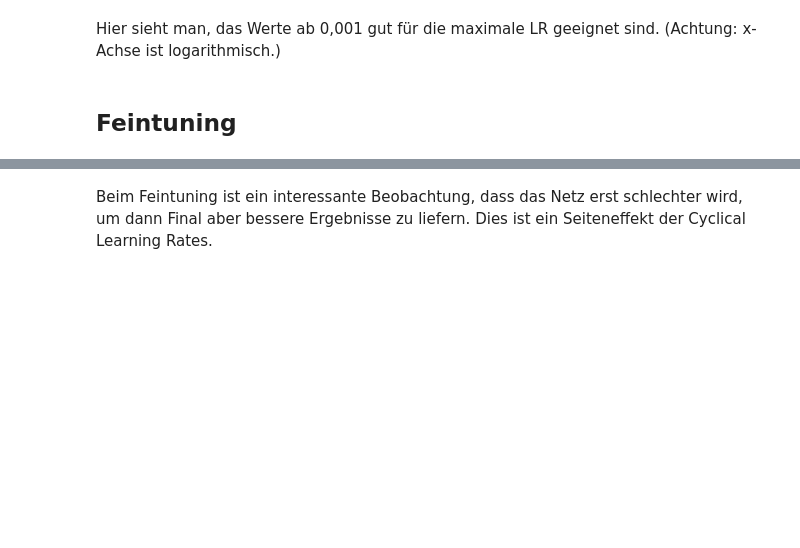
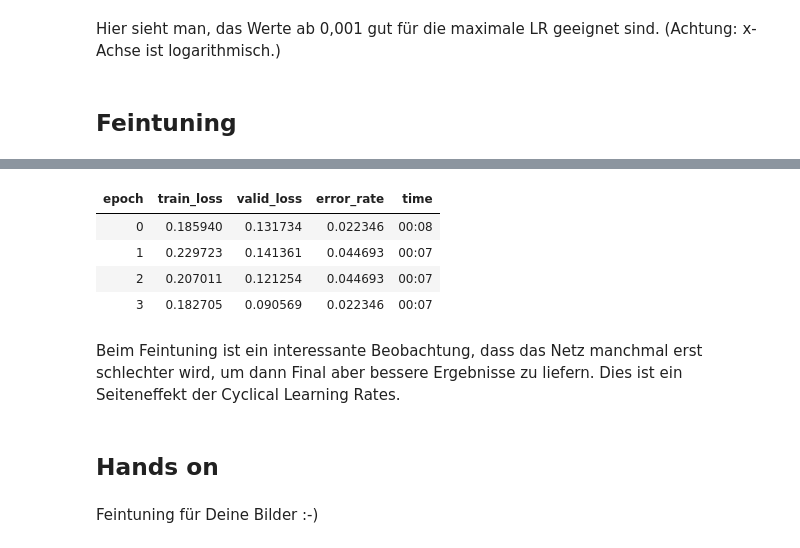
Before and after one commit to y-ph/exxwks-AI, a Jupyter notebook: 06-learning-rate.ipynb, the cells around one changed output, grey strips where cells are left out. Saved outputs shown, nothing was run; the diff lists cells and outputs as text; code cells hidden in the pictures; blank space fills up the shorter version.

```diff
--- a/06-learning-rate.ipynb
+++ b/06-learning-rate.ipynb
@@ -115,2 +130,14 @@ Total time: 00:13
+# %%
+learn_unfreeze.fit_one_cycle(4, slice(2e-6,3e-4))
+# %% [output]
+| epoch | train_loss | valid_loss | error_rate | time |
+| 0 | 0.185940 | 0.131734 | 0.022346 | 00:08 |
+| 1 | 0.229723 | 0.141361 | 0.044693 | 00:07 |
+| 2 | 0.207011 | 0.121254 | 0.044693 | 00:07 |
+| 3 | 0.182705 | 0.090569 | 0.022346 | 00:07 |
 # %% [markdown]
-Beim Feintuning ist ein interessante Beobachtung, dass das Netz erst schlechter wird, um dann Final aber bessere Ergebnisse zu liefern. Dies ist ein Seiteneffekt der Cyclical Learning Rates.
+Beim Feintuning ist ein interessante Beobachtung, dass das Netz manchmal erst schlechter wird, um dann Final aber bessere Ergebnisse zu liefern. Dies ist ein Seiteneffekt der Cyclical Learning Rates.
+# %% [markdown]
+## Hands on
+# %% [markdown]
+Feintuning für Deine Bilder :-)
```
Also changed, not shown: parts of 14 cells of this notebook.
